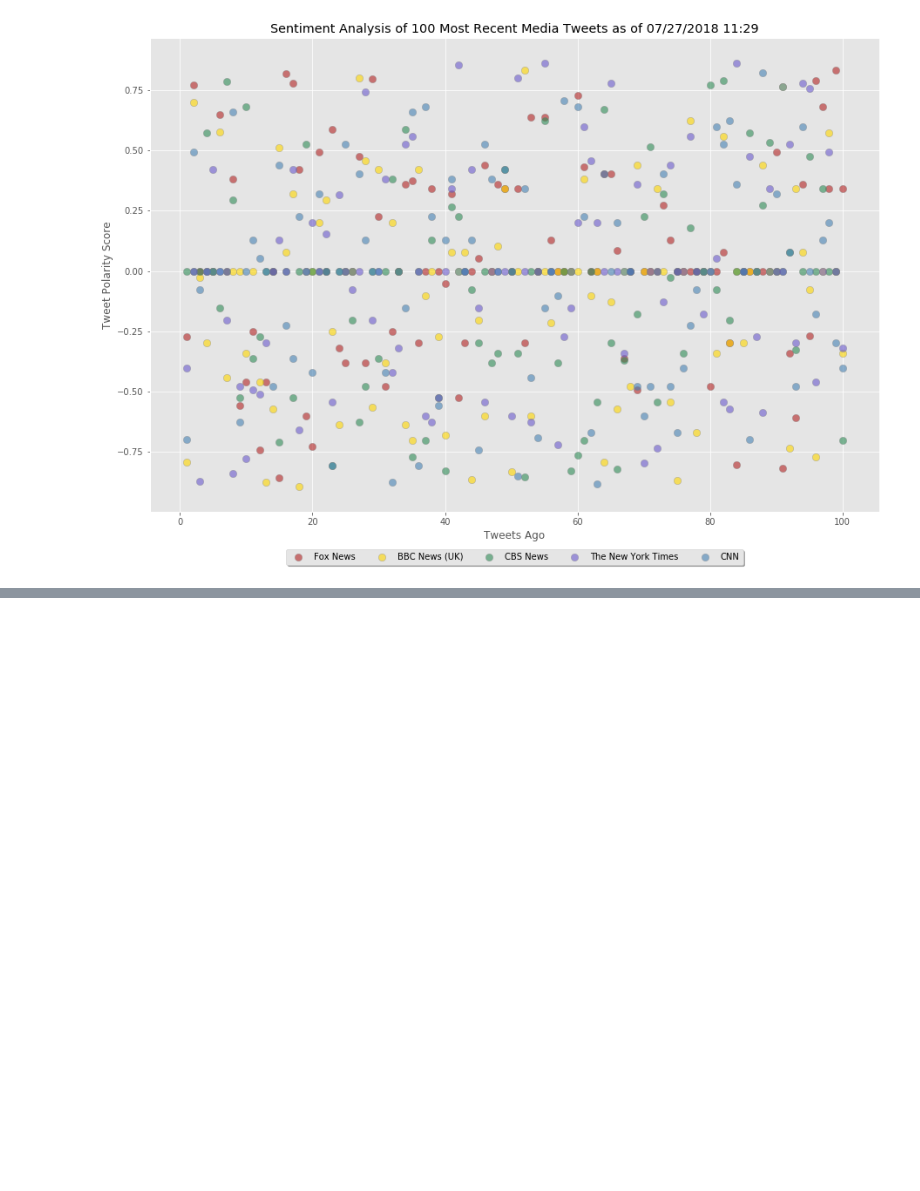
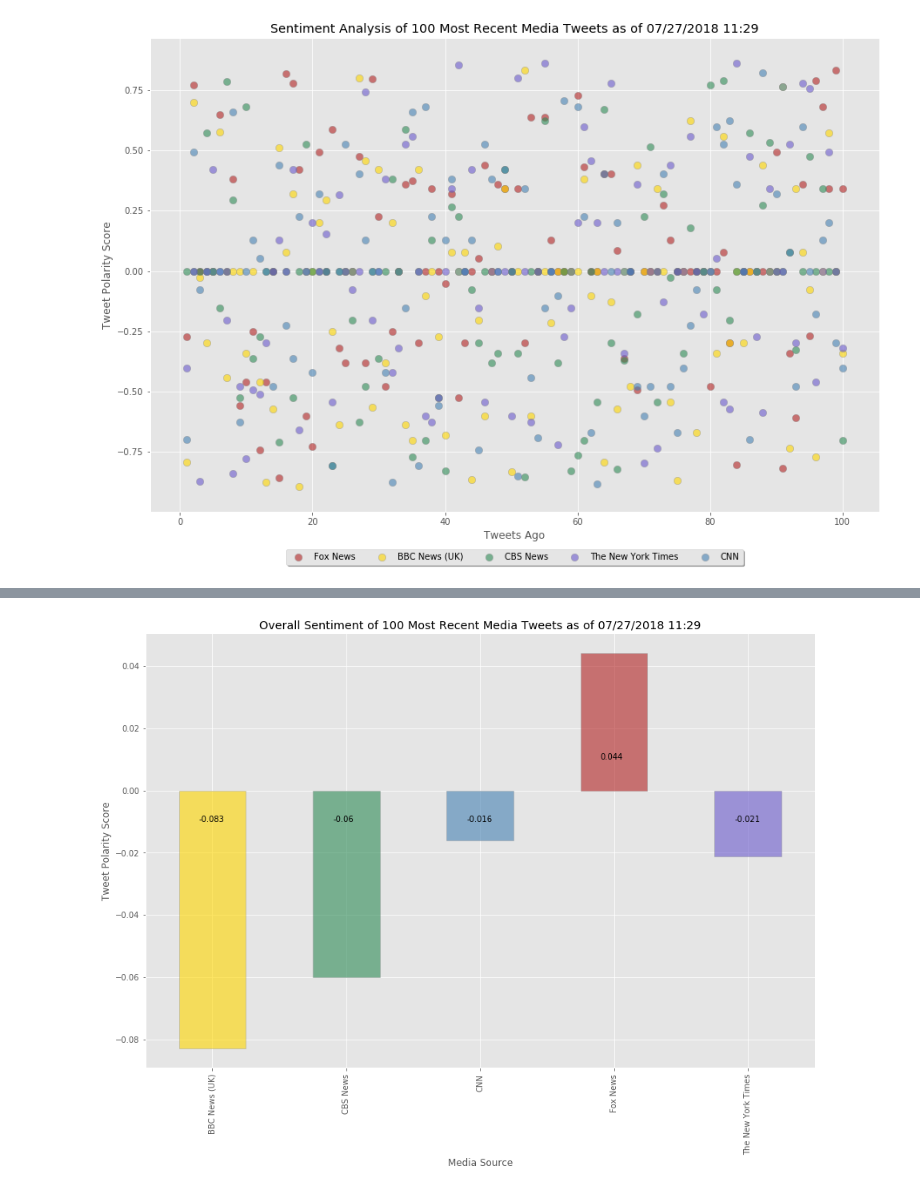
Before and after one commit to laurelic/social-analytics-challenge-news-mood, a Jupyter notebook: NewsMood.ipynb, the cells around one changed output, grey strips where cells are left out. Drawn from its saved outputs; the diff is of its cells as text; code cells hidden in the pictures; blank space fills up the shorter version.

Commit message:
added bar plots

```diff
--- a/NewsMood.ipynb
+++ b/NewsMood.ipynb
@@ -113,0 +118,4 @@ plt.show()
+# %%
+#group the sentiment dataframe by media source with color coding to get an average compound score
+mean_sentiment = pd.DataFrame(spd.groupby(['Media Source', 'source_key'])['Compound'].mean()).reset_index(level='source_key')
+mean_sentiment
@@ -113,0 +130,32 @@ plt.show()
+# %%
+#set plot size for easy reading
+plt.figure(figsize = (15, 10))
+
+#plot the mean compound scores to review an overall sentiment in the last hour
+o_plot = mean_sentiment['Compound'].plot(kind="bar", color=mean_sentiment['source_key'], edgecolor='grey', alpha=0.6)
+
+#set aesthetics and titles
+plt.title(f'Overall Sentiment of 100 Most Recent Media Tweets as of {datestamp}')
+plt.xlabel('Media Source')
+plt.ylabel('Tweet Polarity Score')
+
+# Use a for loop to add column value labels
+totals = []
+for c in o_plot.patches:
+    #capture the value
+    y_val = c.get_height()
+    #determine the position the label needs to be
+    if y_val < 0:
+        y_pos = -0.01
+    else:
+        y_pos = 0.01
+    #write the text
+    o_plot.text(c.get_x()+.15, y_pos, str(round(y_val,3)), fontsize=10, color='black')
+
+# Save the Figure
+plt.savefig('overall_tweet_sentiments.png')
+
+# Show the Figure
+plt.show()
+# %% [output]
+[figure, added]
```
Also changed, not shown: parts of 4 cells of this notebook, 1 other file.
